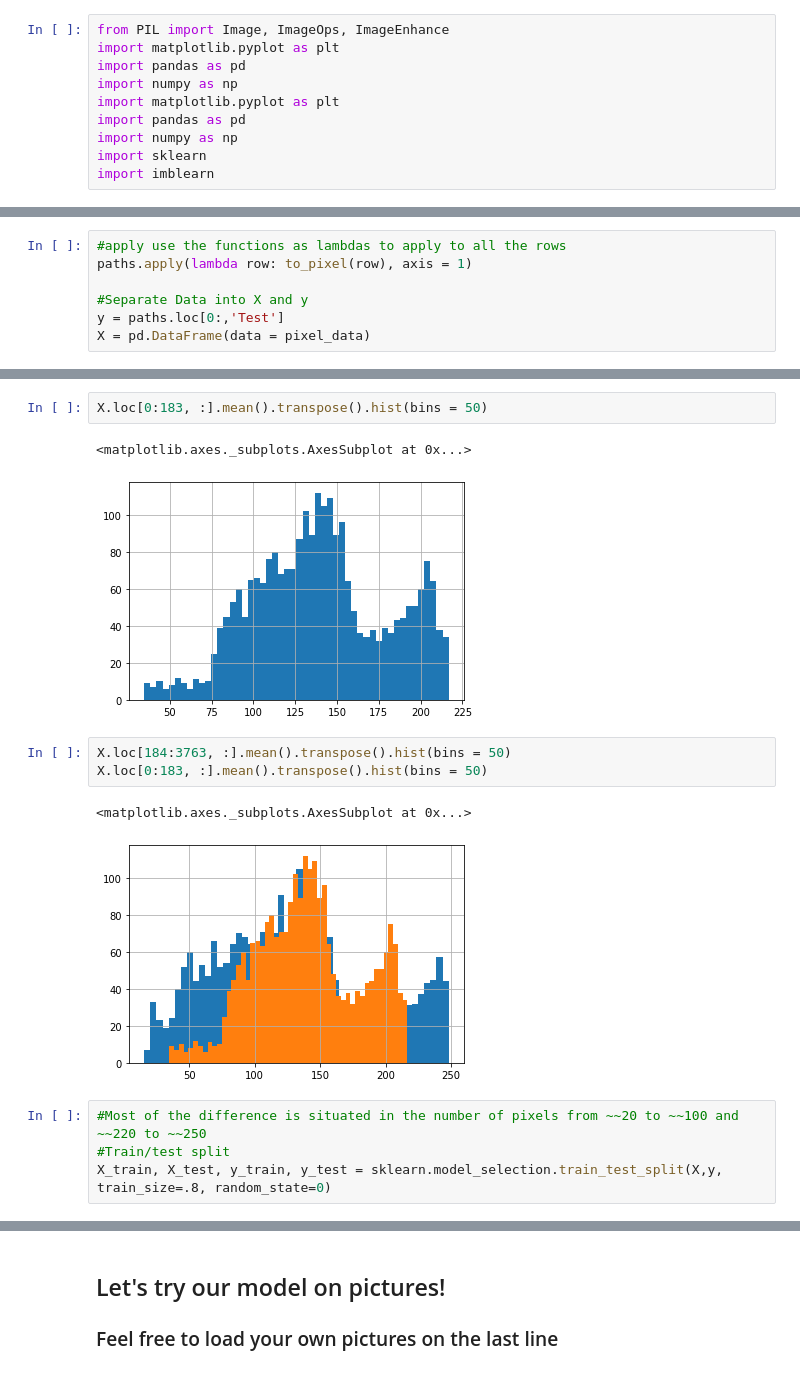
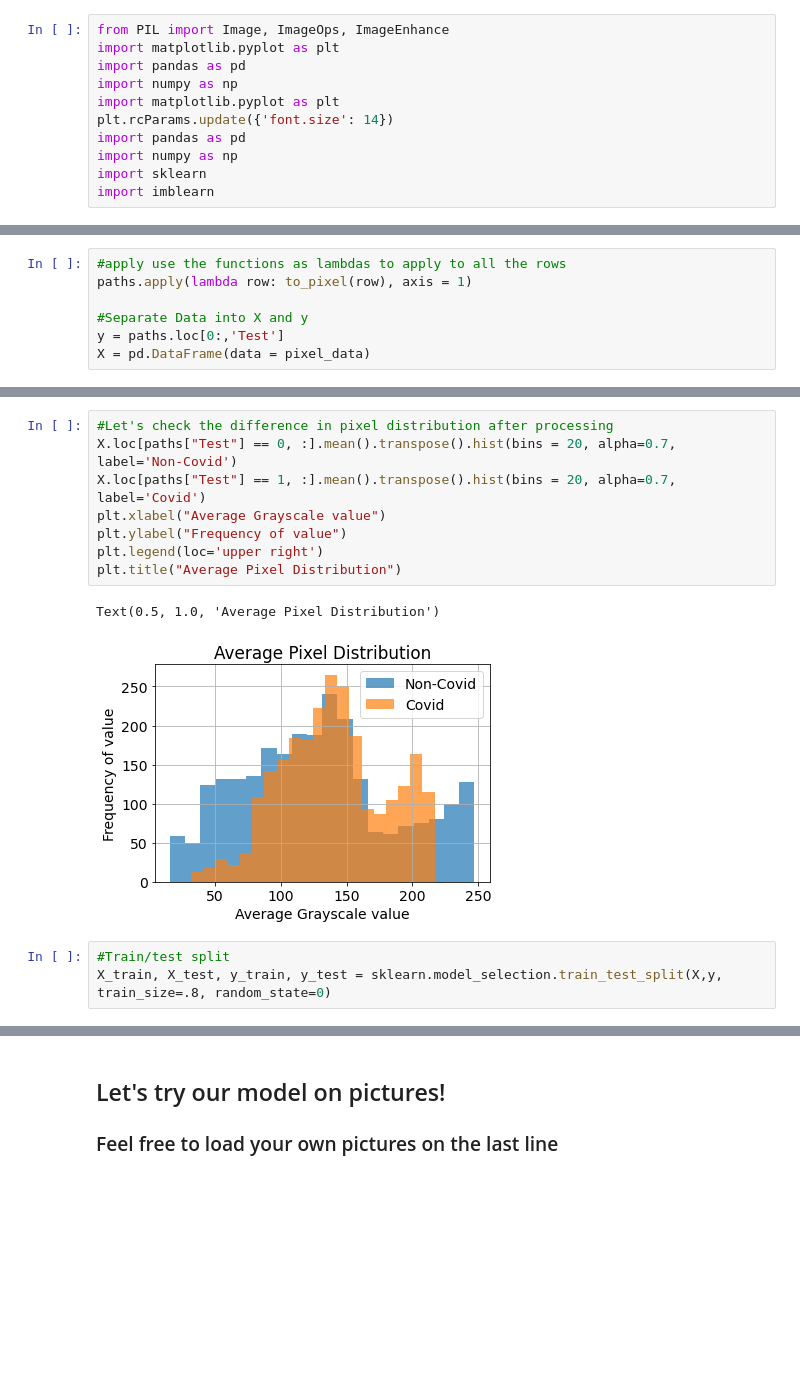
Before and after one commit to kapetanenver/MachineLearningProject, a Jupyter notebook: MLProjectAdrien.ipynb, the cells around one changed output, grey strips where cells are left out. Drawn from its saved outputs; the diff is of its cells as text; blank space fills up the shorter version.

```diff
--- a/MLProjectAdrien.ipynb
+++ b/MLProjectAdrien.ipynb
@@ -9,6 +9,7 @@ import matplotlib.pyplot as plt
 import pandas as pd
 import numpy as np
 import matplotlib.pyplot as plt
+plt.rcParams.update({'font.size': 14})
 import pandas as pd
 import numpy as np
 import sklearn
@@ -71,16 +75,15 @@ X.loc[184:3763, :].mean().transpose().hist(bins = 50)
-# %%
-X.loc[0:183, :].mean().transpose().hist(bins = 50)
-# %% [output]
-<matplotlib.axes._subplots.AxesSubplot at 0x...>
-[figure, removed]
-# %%
-X.loc[184:3763, :].mean().transpose().hist(bins = 50)
-X.loc[0:183, :].mean().transpose().hist(bins = 50)
-# %% [output]
-<matplotlib.axes._subplots.AxesSubplot at 0x...>
-[figure, removed]
+# %%
+#Let's check the difference in pixel distribution after processing
+X.loc[paths["Test"] == 0, :].mean().transpose().hist(bins = 20, alpha=0.7, label='Non-Covid')
+X.loc[paths["Test"] == 1, :].mean().transpose().hist(bins = 20, alpha=0.7, label='Covid')
+plt.xlabel("Average Grayscale value")
+plt.ylabel("Frequency of value")
+plt.legend(loc='upper right')
+plt.title("Average Pixel Distribution")
+# %% [output]
+Text(0.5, 1.0, 'Average Pixel Distribution')
+[figure, added]
 # %%
-#Most of the difference is situated in the number of pixels from ~~20 to ~~100 and ~~220 to ~~250
 #Train/test split
 X_train, X_test, y_train, y_test = sklearn.model_selection.train_test_split(X,y, train_size=.8, random_state=0)
 # %%
```
Also changed, not shown: parts of 16 cells of this notebook, 1 other file.
